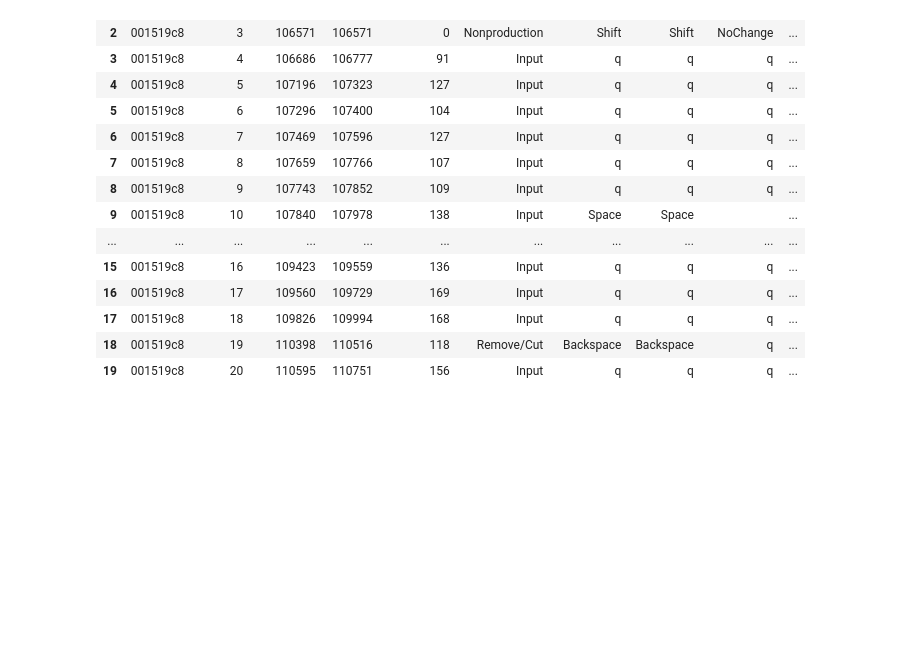
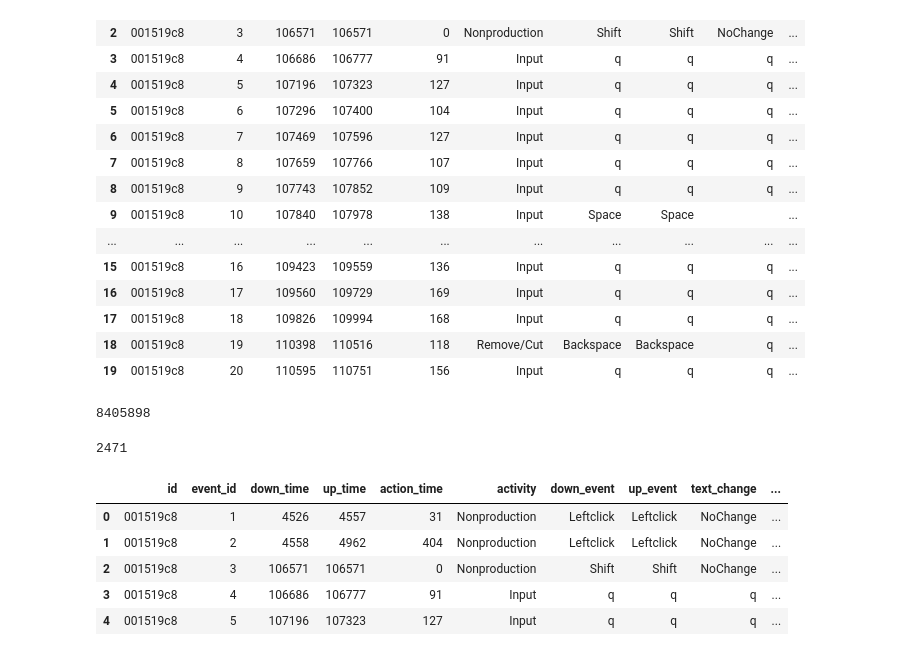
Before and after one commit to slowings/daily_practice, a Jupyter notebook: practice.ipynb, the cells around one changed output. Cells and saved outputs as stored; diff of their text form; code cells hidden in the pictures; blank space fills up the shorter version.

```diff
--- a/practice.ipynb
+++ b/practice.ipynb
@@ -409,3 +409,22 @@ X.head(20)
 | 17 | 001519c8 | 18 | 109826 | 109994 | 168 | Input | q | q | q | ... |
 | 18 | 001519c8 | 19 | 110398 | 110516 | 118 | Remove/Cut | Backspace | Backspace | q | ... |
 | 19 | 001519c8 | 20 | 110595 | 110751 | 156 | Input | q | q | q | ... |
+# %%
+len(X)
+# %% [output]
+8405898
+# %%
+len(X['id'].unique())
+# %% [output]
+2471
+# %%
+train= X.merge(y, on='id', suffixes=(None, None))
+# %%
+train.head()
+# %% [output]
+|  | id | event_id | down_time | up_time | action_time | activity | down_event | up_event | text_change | ... |
+| 0 | 001519c8 | 1 | 4526 | 4557 | 31 | Nonproduction | Leftclick | Leftclick | NoChange | ... |
+| 1 | 001519c8 | 2 | 4558 | 4962 | 404 | Nonproduction | Leftclick | Leftclick | NoChange | ... |
+| 2 | 001519c8 | 3 | 106571 | 106571 | 0 | Nonproduction | Shift | Shift | NoChange | ... |
+| 3 | 001519c8 | 4 | 106686 | 106777 | 91 | Input | q | q | q | ... |
+| 4 | 001519c8 | 5 | 107196 | 107323 | 127 | Input | q | q | q | ... |
```
Also changed, not shown: parts of 2 cells of this notebook.
